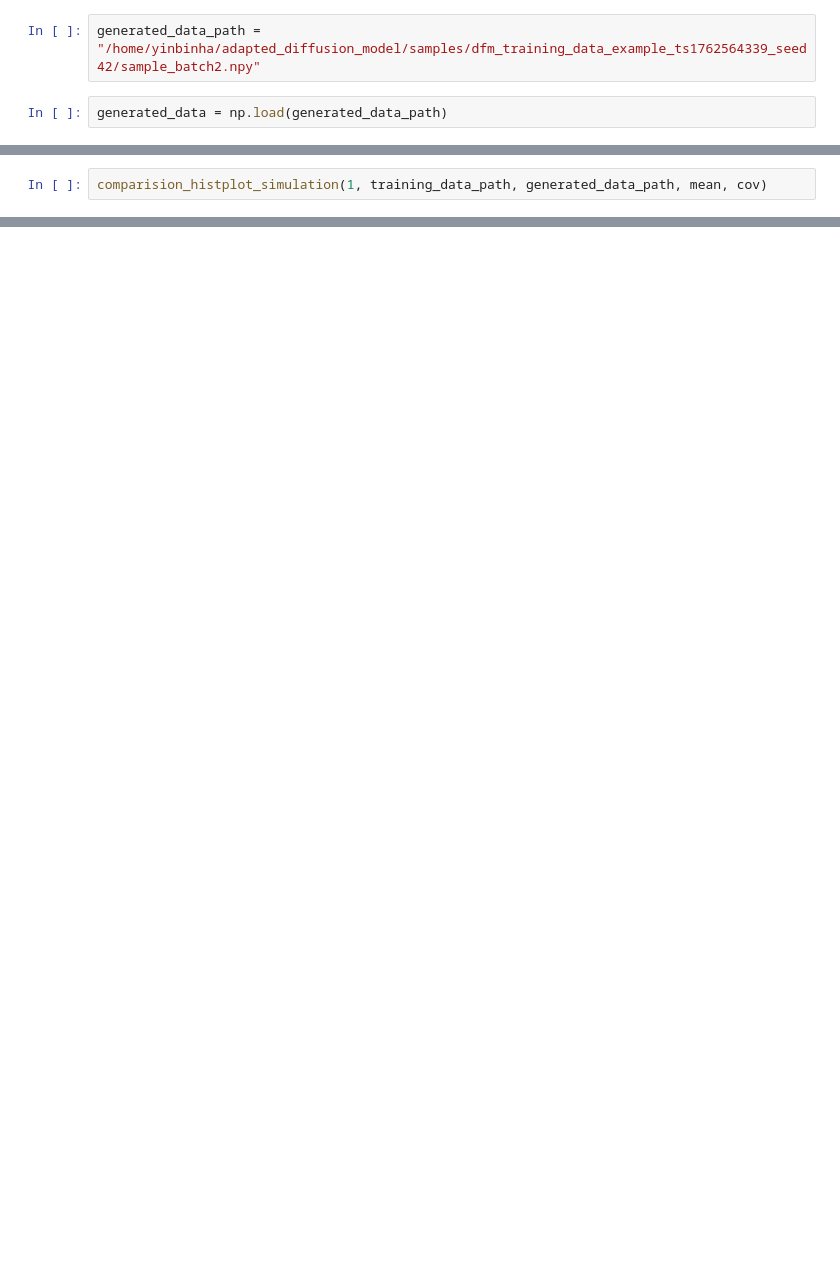
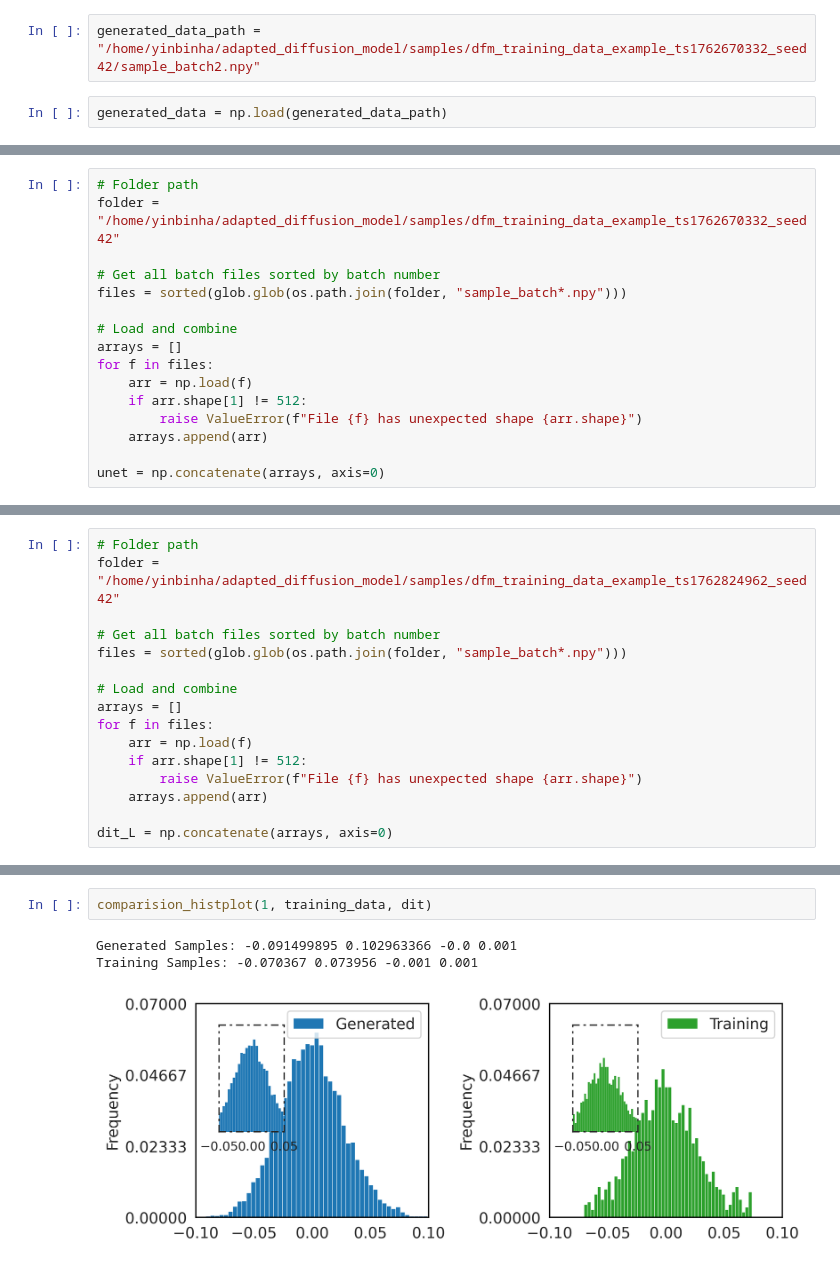
Before and after one commit to yinbinhan/adapted_diffusion_model, a Jupyter notebook: Evalution_factor.ipynb, the cells around one changed output, grey strips where cells are left out. Saved outputs shown, nothing was run; the diff lists cells and outputs as text; blank space fills up the shorter version.

```diff
--- a/Evalution_factor.ipynb
+++ b/Evalution_factor.ipynb
@@ -13,5 +13,5 @@ np.shape(training_data)
 # %%
-generated_data_path = "/home/yinbinha/adapted_diffusion_model/samples/dfm_training_data_example_ts1762564339_seed42/sample_batch2.npy"
+generated_data_path = "/home/yinbinha/adapted_diffusion_model/samples/dfm_training_data_example_ts1762670332_seed42/sample_batch2.npy"
 # %%
 generated_data = np.load(generated_data_path)
 # %%
@@ -23,2 +20,0 @@ mean, cov = calculate_mean_cov(training_data[1])
-# %%
-comparision_histplot_simulation(1, training_data_path, generated_data_path, mean, cov)
@@ -48,0 +44,16 @@ np.shape(emirical_data)
+# %%
+# Folder path
+folder = "/home/yinbinha/adapted_diffusion_model/samples/dfm_training_data_example_ts1762670332_seed42"
+
+# Get all batch files sorted by batch number
+files = sorted(glob.glob(os.path.join(folder, "sample_batch*.npy")))
+
+# Load and combine
+arrays = []
+for f in files:
+    arr = np.load(f)
+    if arr.shape[1] != 512:
+        raise ValueError(f"File {f} has unexpected shape {arr.shape}")
+    arrays.append(arr)
+
+unet = np.concatenate(arrays, axis=0)
@@ -48,0 +64,16 @@ np.shape(emirical_data)
+# %%
+# Folder path
+folder = "/home/yinbinha/adapted_diffusion_model/samples/dfm_training_data_example_ts1762824962_seed42"
+
+# Get all batch files sorted by batch number
+files = sorted(glob.glob(os.path.join(folder, "sample_batch*.npy")))
+
+# Load and combine
+arrays = []
+for f in files:
+    arr = np.load(f)
+    if arr.shape[1] != 512:
+        raise ValueError(f"File {f} has unexpected shape {arr.shape}")
+    arrays.append(arr)
+
+dit_L = np.concatenate(arrays, axis=0)
@@ -48,0 +165,6 @@ np.shape(emirical_data)
+# %%
+comparision_histplot(1, training_data, dit)
+# %% [output]
+Generated Samples: -0.091499895 0.102963366 -0.0 0.001
+Training Samples: -0.070367 0.073956 -0.001 0.001
+[figure, added]
```
Also changed, not shown: parts of 18 cells of this notebook, 3 other files.
